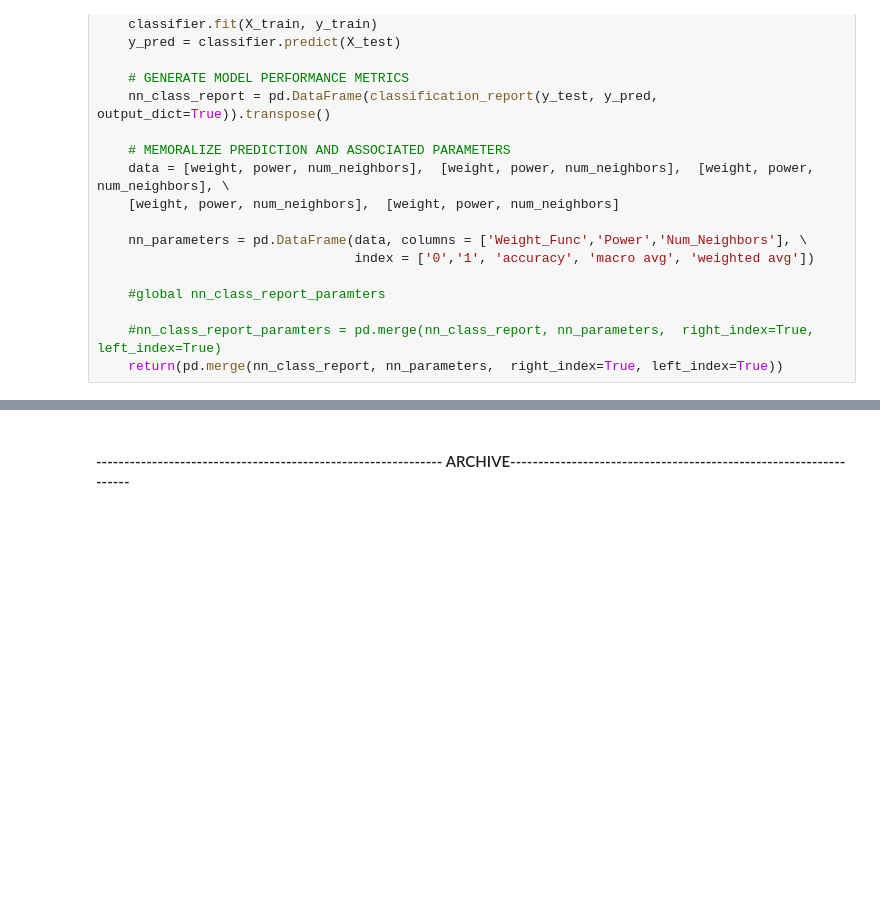
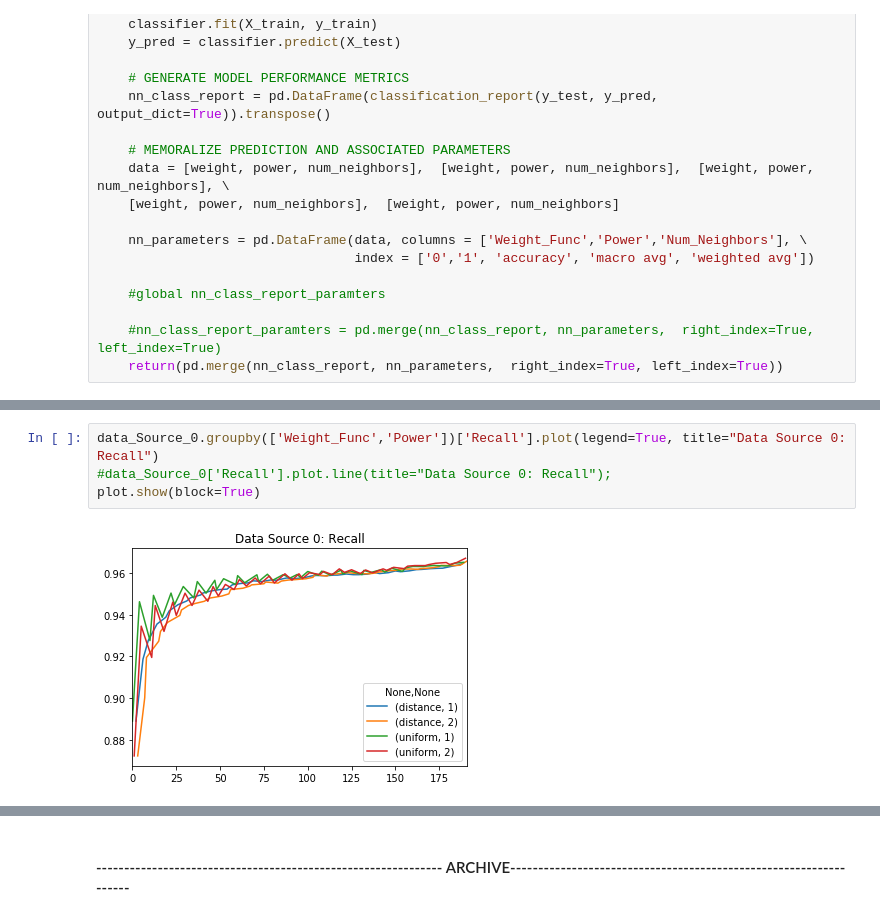
Before and after one commit to bdelahoussaye/Quant_FINAL, a Jupyter notebook: QUANT_FINAL_Combined_Bruce_2.ipynb, the cells around one changed output, grey strips where cells are left out. Drawn from its saved outputs; the diff is of its cells as text; blank space fills up the shorter version.

```diff
--- a/QUANT_FINAL_Combined_Bruce_2.ipynb
+++ b/QUANT_FINAL_Combined_Bruce_2.ipynb
@@ -528,0 +704,6 @@ nn_class_report_paramters[nn_class_report_paramters['f1-score'] == nn_class_repo
+# %%
+data_Source_0.groupby(['Weight_Func','Power'])['Recall'].plot(legend=True, title="Data Source 0: Recall")
+#data_Source_0['Recall'].plot.line(title="Data Source 0: Recall");
+plot.show(block=True)
+# %% [output]
+[figure, added]
```
Also changed, not shown: parts of 39 cells of this notebook, 23 other files.
